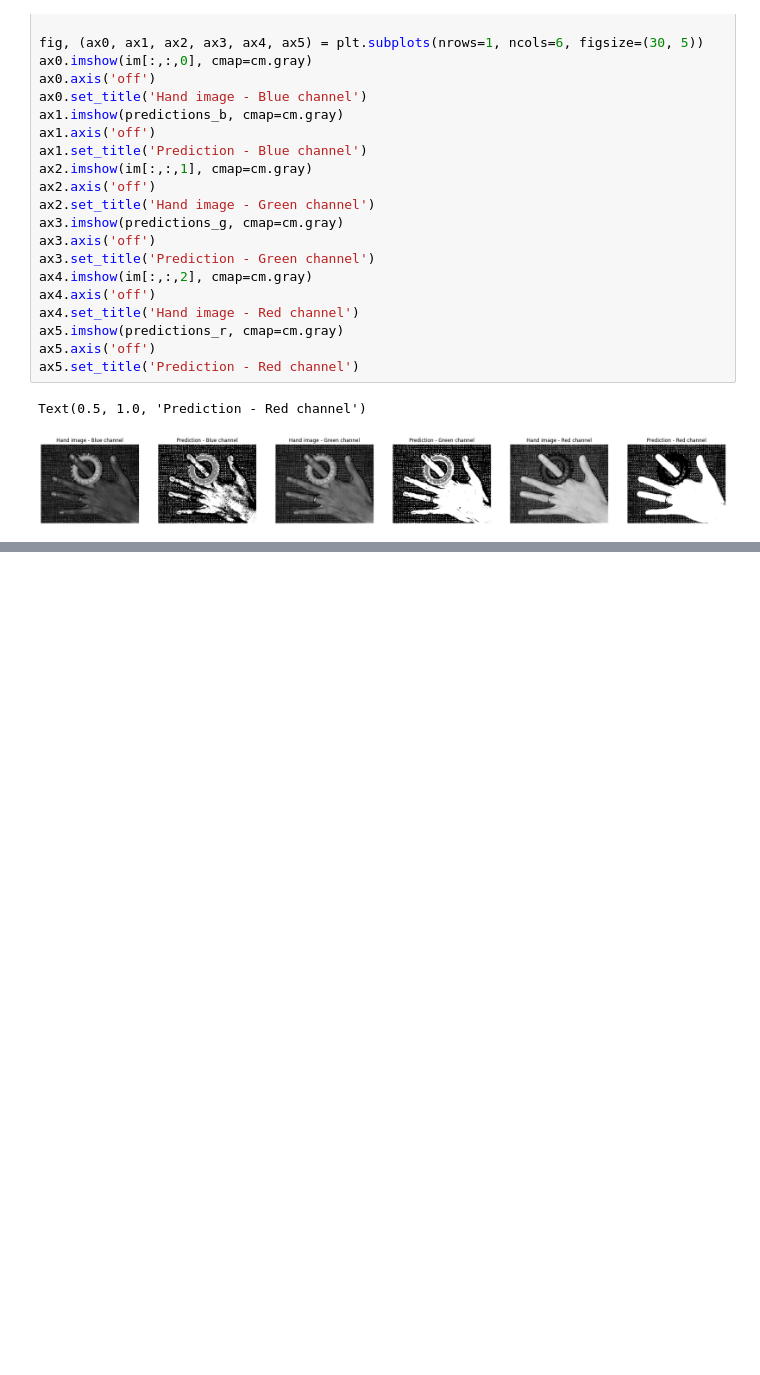
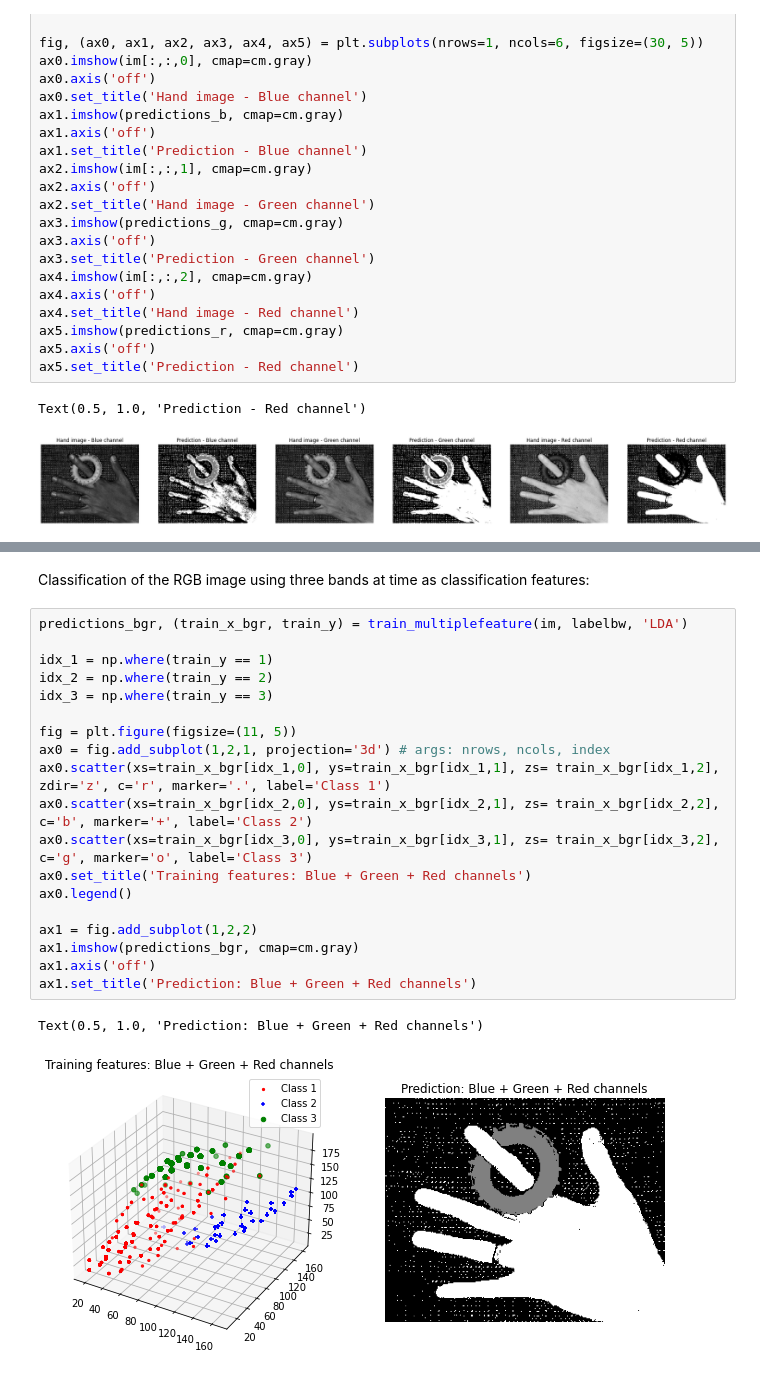
Before and after one commit to MarcelloVendruscolo/Image-Processing, a Jupyter notebook: exercise_4.ipynb, the cells around one changed output, grey strips where cells are left out. Drawn from its saved outputs; the diff is of its cells as text; blank space fills up the shorter version.

```diff
--- a/exercise_4.ipynb
+++ b/exercise_4.ipynb
@@ -233,0 +252,24 @@ Text(0.5, 1.0, 'Prediction - Green + Red channels')
+# %% [markdown]
+Classification of the RGB image using three bands at time as classification features:
+# %%
+predictions_bgr, (train_x_bgr, train_y) = train_multiplefeature(im, labelbw, 'LDA')
+
+idx_1 = np.where(train_y == 1)
+idx_2 = np.where(train_y == 2)
+idx_3 = np.where(train_y == 3)
+
+fig = plt.figure(figsize=(11, 5))
+ax0 = fig.add_subplot(1,2,1, projection='3d') # args: nrows, ncols, index
+ax0.scatter(xs=train_x_bgr[idx_1,0], ys=train_x_bgr[idx_1,1], zs= train_x_bgr[idx_1,2], zdir='z', c='r', marker='.', label='Class 1')
+ax0.scatter(xs=train_x_bgr[idx_2,0], ys=train_x_bgr[idx_2,1], zs= train_x_bgr[idx_2,2], c='b', marker='+', label='Class 2')
+ax0.scatter(xs=train_x_bgr[idx_3,0], ys=train_x_bgr[idx_3,1], zs= train_x_bgr[idx_3,2], c='g', marker='o', label='Class 3')
+ax0.set_title('Training features: Blue + Green + Red channels')
+ax0.legend()
+
+ax1 = fig.add_subplot(1,2,2)
+ax1.imshow(predictions_bgr, cmap=cm.gray)
+ax1.axis('off')
+ax1.set_title('Prediction: Blue + Green + Red channels')
+# %% [output]
+Text(0.5, 1.0, 'Prediction: Blue + Green + Red channels')
+[figure, added]
```
Also changed, not shown: parts of 6 cells of this notebook.
